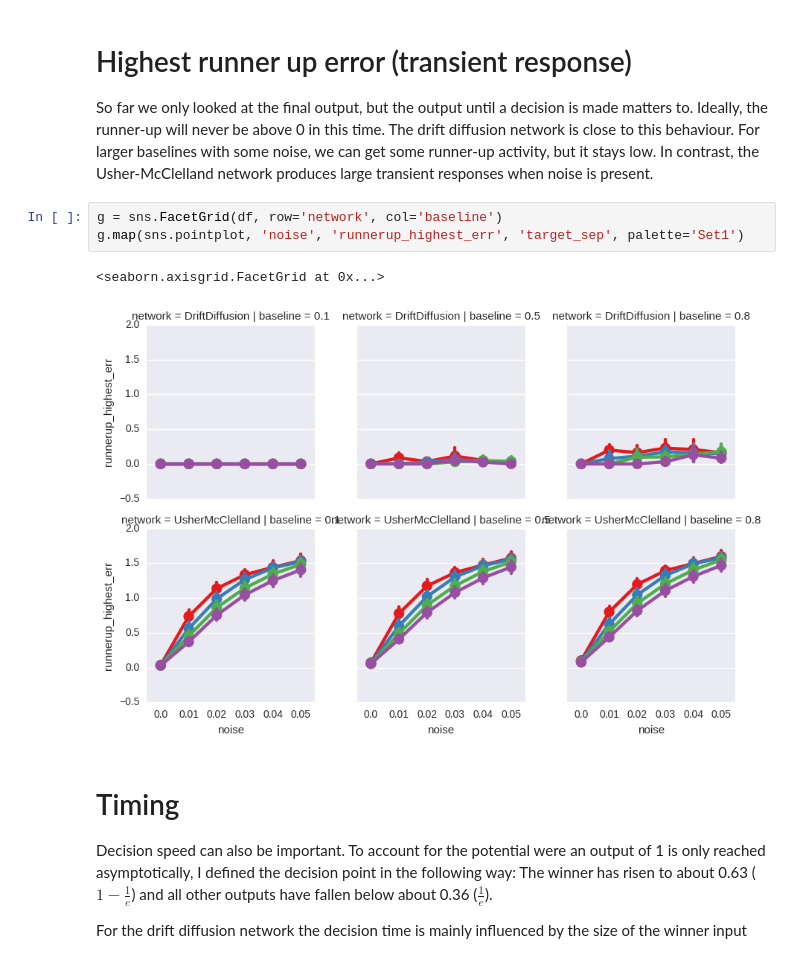
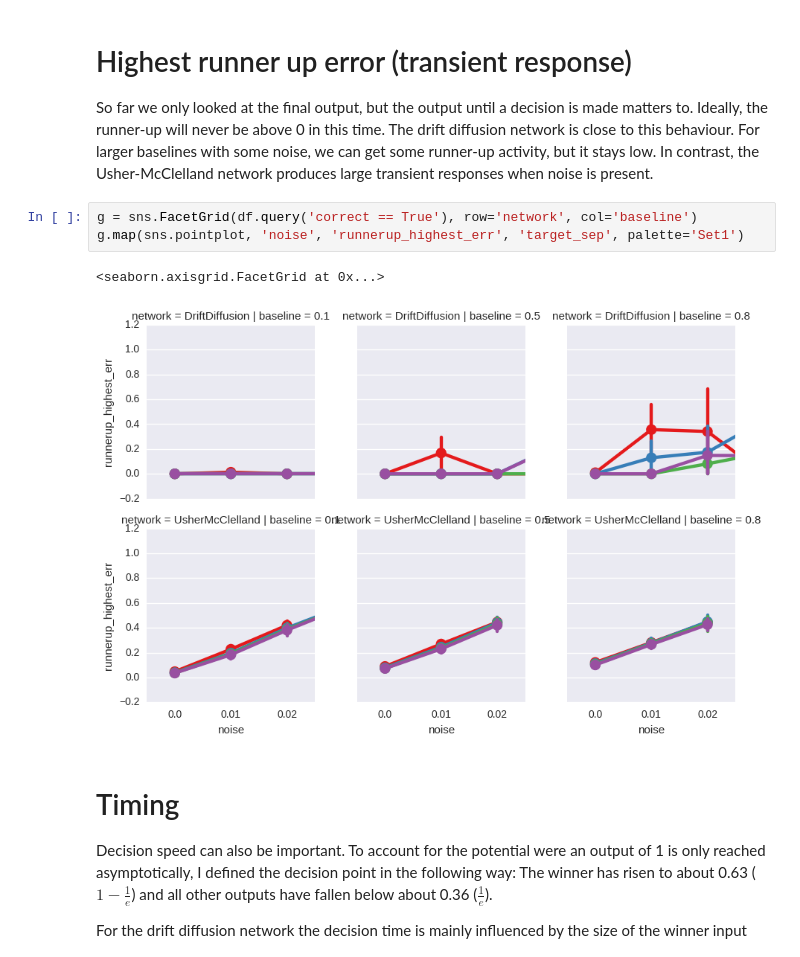
Before and after one commit to ctn-waterloo/cogsci17-decide, a Jupyter notebook: notebooks/analysis.ipynb, the cells around one changed output. Drawn from its saved outputs; the diff is of its cells as text.

```diff
--- a/notebooks/analysis.ipynb
+++ b/notebooks/analysis.ipynb
@@ -47,11 +47,11 @@ g.map(sns.pointplot, 'noise', 'runnerup_err', 'target_sep', palette='Set1')
 
 So far we only looked at the final output, but the output until a decision is made matters to. Ideally, the runner-up will never be above 0 in this time. The drift diffusion network is close to this behaviour. For larger baselines with some noise, we can get some runner-up activity, but it stays low. In contrast, the Usher-McClelland network produces large transient responses when noise is present.
 # %%
-g = sns.FacetGrid(df, row='network', col='baseline')
+g = sns.FacetGrid(df.query('correct == True'), row='network', col='baseline')
 g.map(sns.pointplot, 'noise', 'runnerup_highest_err', 'target_sep', palette='Set1')
 # %% [output]
 <seaborn.axisgrid.FacetGrid at 0x...>
-[figure, old version]
+[figure, new version]
 # %% [markdown]
 # Timing
 
```
Also changed, not shown: parts of 4 cells of this notebook.
